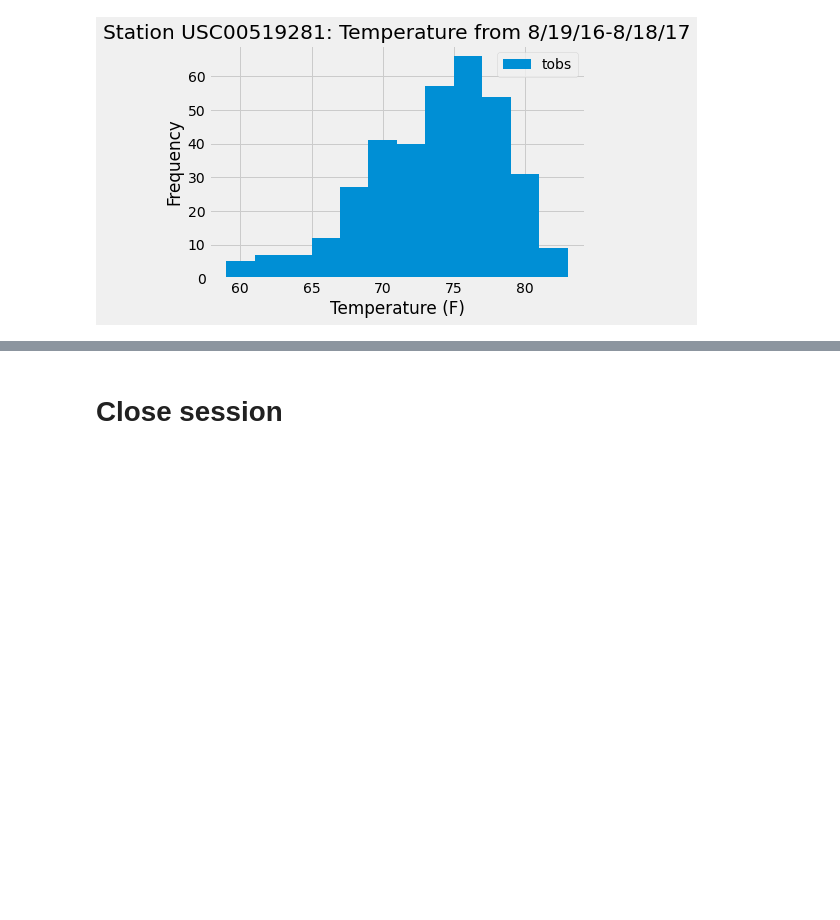
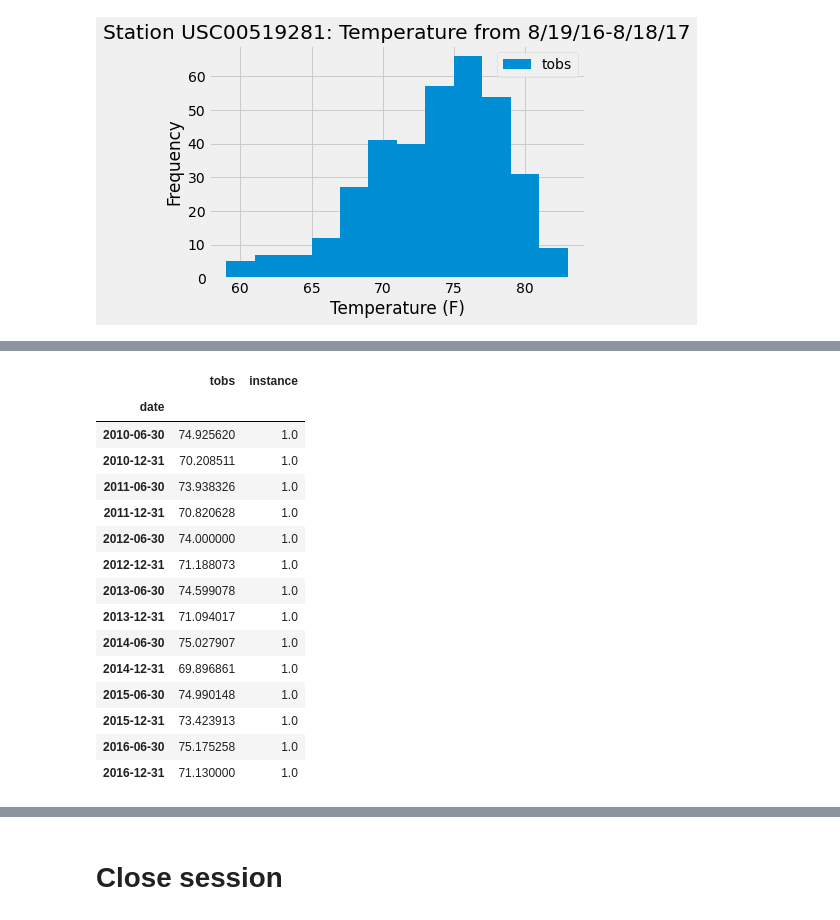
Before and after one commit to sunwoo-kim20/sql-hawaii-weather-analysis, a Jupyter notebook: climate.ipynb, the cells around one changed output, grey strips where cells are left out. Saved outputs shown, nothing was run; the diff lists cells and outputs as text; code cells hidden in the pictures; blank space fills up the shorter version.

```diff
--- a/climate.ipynb
+++ b/climate.ipynb
@@ -231,0 +339,21 @@ plt.show()
+# %%
+# For paired t-test, drop observation in June 2017 with no matching observation in December 2017
+mean_temps_df = mean_temps_df[~((mean_temps_df.index.month == 6) & (mean_temps_df.index.year == 2017))]
+mean_temps_df
+# %% [output]
+|  | tobs | instance |
+| date |  |  |
+| 2010-06-30 | 74.925620 | 1.0 |
+| 2010-12-31 | 70.208511 | 1.0 |
+| 2011-06-30 | 73.938326 | 1.0 |
+| 2011-12-31 | 70.820628 | 1.0 |
+| 2012-06-30 | 74.000000 | 1.0 |
+| 2012-12-31 | 71.188073 | 1.0 |
+| 2013-06-30 | 74.599078 | 1.0 |
+| 2013-12-31 | 71.094017 | 1.0 |
+| 2014-06-30 | 75.027907 | 1.0 |
+| 2014-12-31 | 69.896861 | 1.0 |
+| 2015-06-30 | 74.990148 | 1.0 |
+| 2015-12-31 | 73.423913 | 1.0 |
+| 2016-06-30 | 75.175258 | 1.0 |
+| 2016-12-31 | 71.130000 | 1.0 |
```
Also changed, not shown: parts of 16 cells of this notebook, 4 other files.
